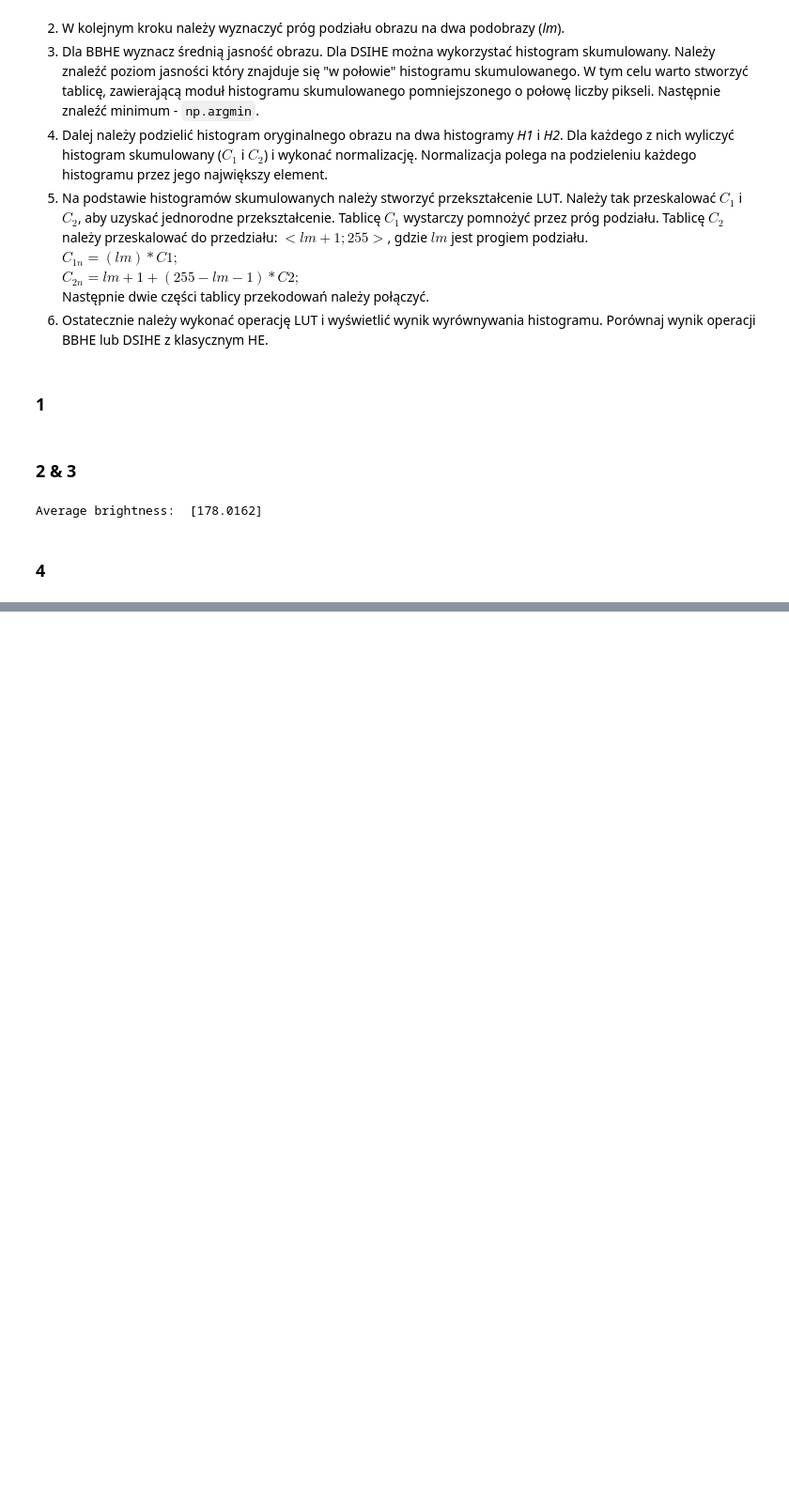
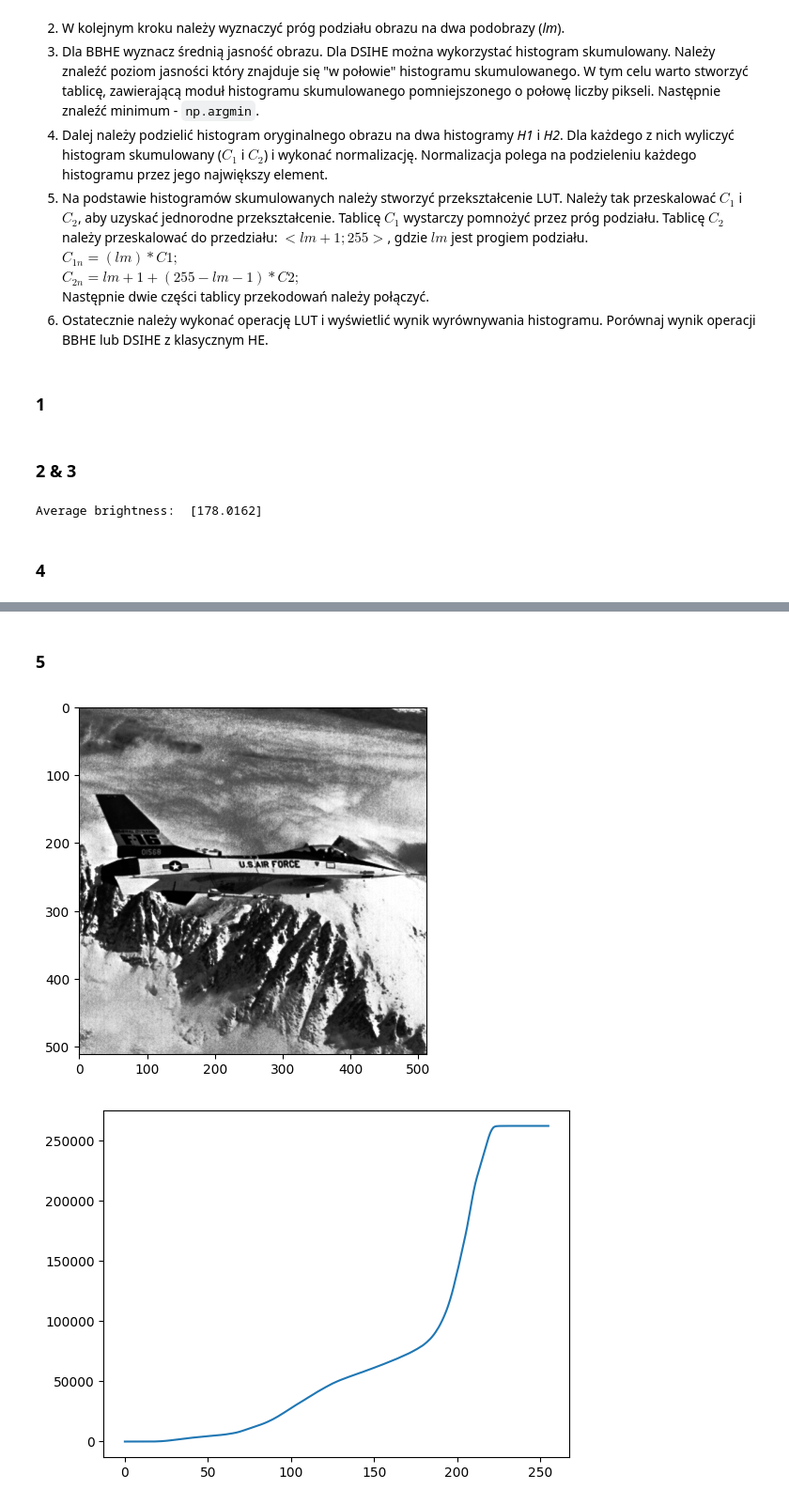
Before and after one commit to lursz/DigitalImageProcessing-Course, a Jupyter notebook: lab3/03_histogram_hw.ipynb, the cells around one changed output, grey strips where cells are left out. Shown at 94% size. Drawn from its saved outputs; the diff is of its cells as text; code cells hidden in the pictures; blank space fills up the shorter version.

```diff
--- a/lab3/03_histogram_hw.ipynb
+++ b/lab3/03_histogram_hw.ipynb
@@ -71,0 +93,17 @@ Average brightness:  [178.0162]
+# %% [markdown]
+### 5
+# %%
+jet_hist_left_cum = jet_hist_left_cum * jet_hist_cum[128]
+jet_hist_right_cum = jet_hist_right_cum * (jet_hist_cum[-1] - jet_hist_cum[128]) + jet_hist_cum[128]
+jet_hist_cum = np.concatenate((jet_hist_left_cum, jet_hist_right_cum))
+
+img_lut = cv2.LUT(jet_img, jet_hist_cum)
+
+# Plot
+plt.imshow(img_lut, cmap='gray')
+plt.show()
+plt.plot(jet_hist_cum)
+plt.show()
+# %% [output]
+[figure, added]
+[figure, added]
```
Also changed, not shown: parts of 1 cell of this notebook, 2 other files.
